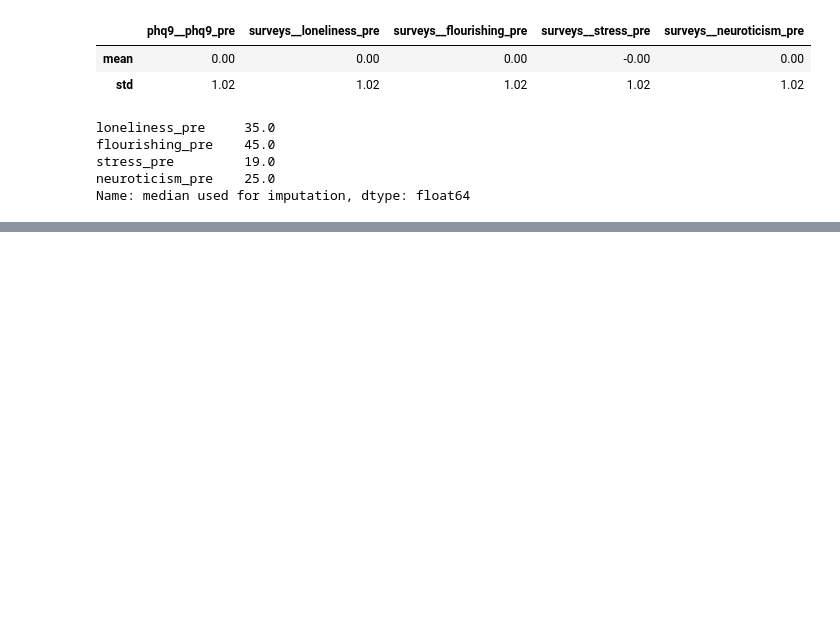
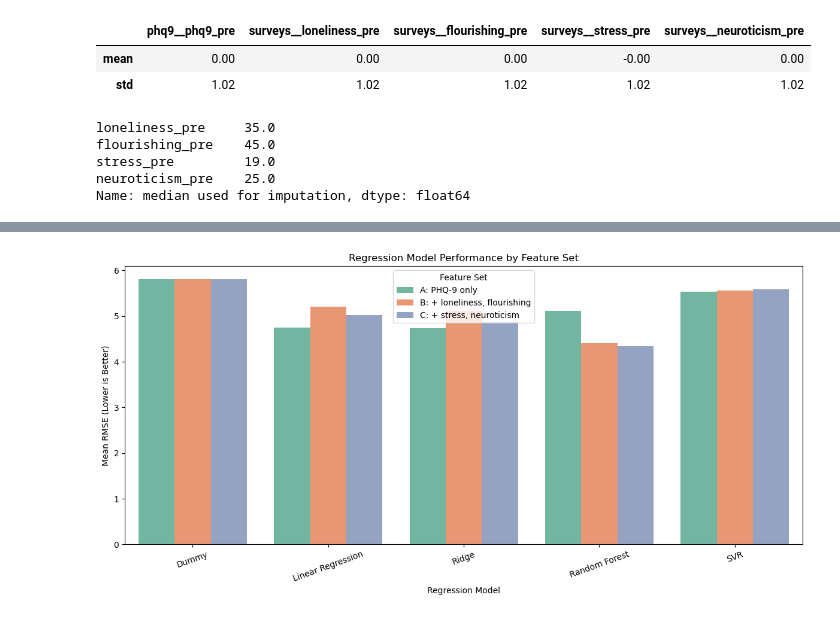
Before and after one commit to mariabssadh1-droid/spark_check, a Jupyter notebook: INSY 674-Group Project.ipynb, the cells around one changed output, grey strips where cells are left out. Saved outputs shown, nothing was run; the diff lists cells and outputs as text; code cells hidden in the pictures; blank space fills up the shorter version.

Commit message:
Add model performance comparison

```diff
--- a/INSY 674-Group Project.ipynb
+++ b/INSY 674-Group Project.ipynb
@@ -1465,0 +1494,23 @@ Name: median used for imputation, dtype: float64
+# %%
+regression_models = {
+    "Dummy": DummyRegressor(strategy="mean"),
+    "Linear Regression": LinearRegression(),
+    "Ridge": Ridge(),
+    "Random Forest": RandomForestRegressor(
+        n_estimators=100, random_state=42
+    ),
+    "SVR": SVR()
+}
+
+classification_models = {
+    "Dummy": DummyClassifier(strategy="most_frequent"),
+    "Logistic Regression": LogisticRegression(
+        max_iter=1000, class_weight="balanced"
+    ),
+    "Random Forest": RandomForestClassifier(
+        n_estimators=100,
+        class_weight="balanced",
+        random_state=42
+    ),
+    "SVC": SVC(class_weight="balanced")
+}
@@ -1465,0 +1579,20 @@ Name: median used for imputation, dtype: float64
+# %%
+plt.figure(figsize=(12, 6))
+
+sns.barplot(
+    data=regression_results,
+    x="Model",
+    y="Mean RMSE",
+    hue="Feature Set",
+    palette="Set2"
+)
+
+plt.title("Regression Model Performance by Feature Set")
+plt.xlabel("Regression Model")
+plt.ylabel("Mean RMSE (Lower is Better)")
+plt.xticks(rotation=20)
+plt.legend(title="Feature Set")
+plt.tight_layout()
+plt.show()
+# %% [output]
+[figure, added]
```
Also changed, not shown: parts of 32 cells of this notebook, 1 other file.
